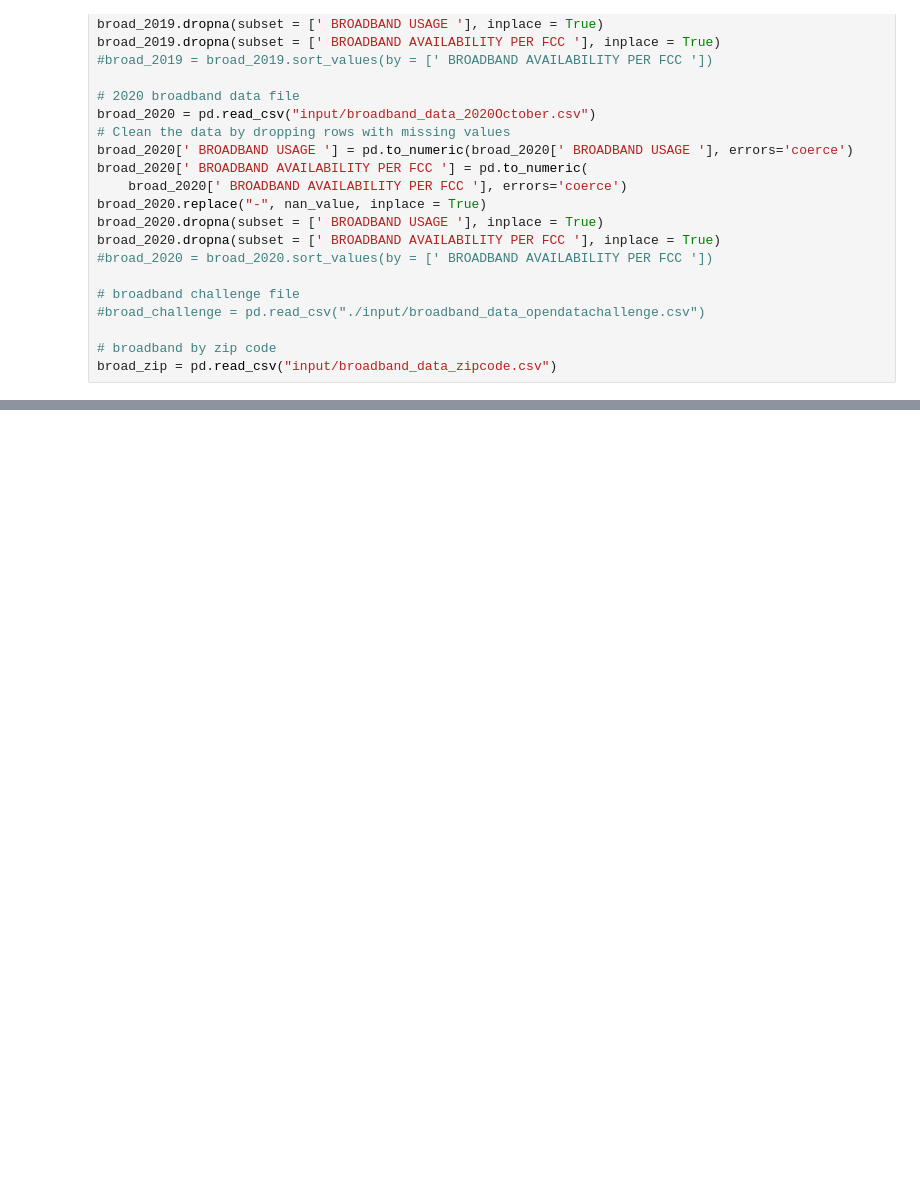
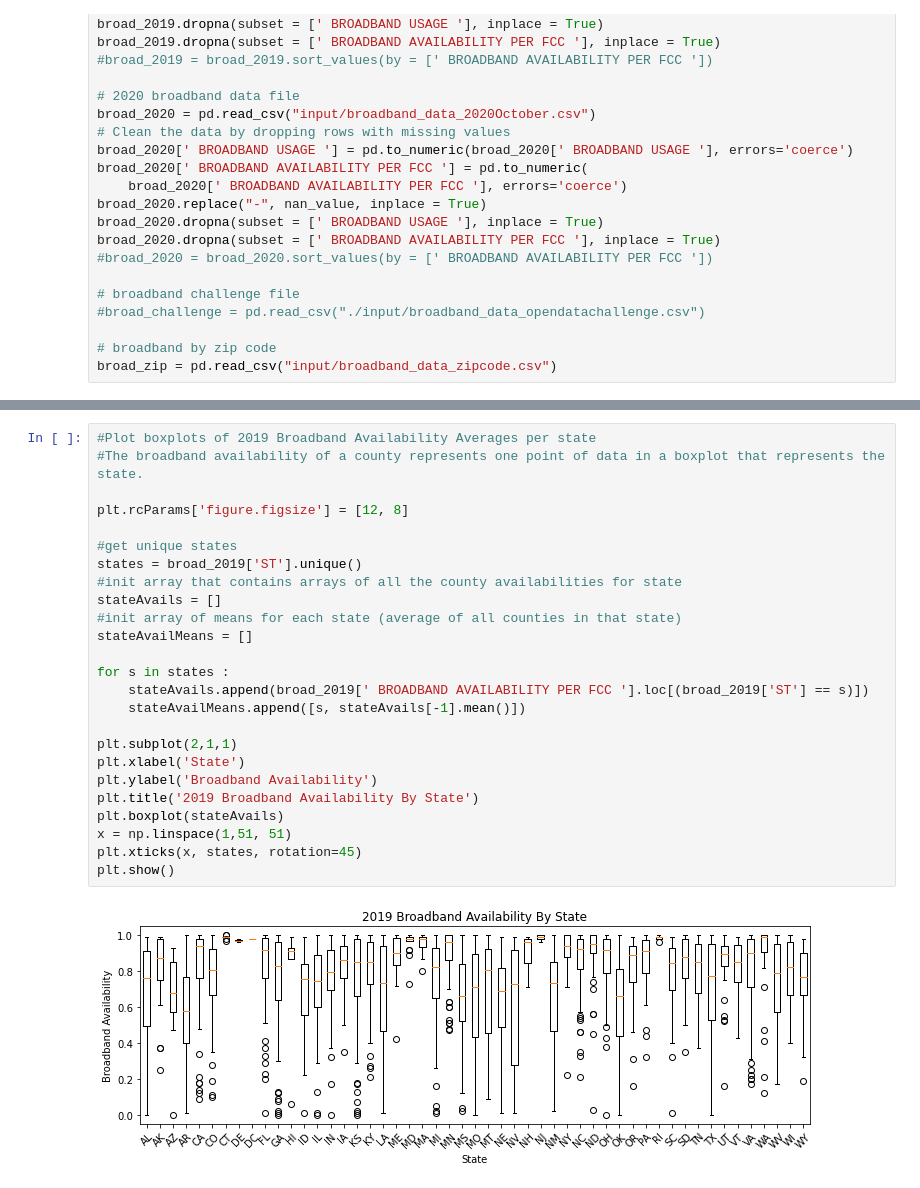
Before and after one commit to DragonGriffon2003/2021_DataSoup_DataFest, a Jupyter notebook: Data-Vis-2.ipynb, the cells around one changed output, grey strips where cells are left out. Saved outputs shown, nothing was run; the diff lists cells and outputs as text; blank space fills up the shorter version.

```diff
--- a/Data-Vis-2.ipynb
+++ b/Data-Vis-2.ipynb
@@ -95,0 +114,27 @@ plt.barh(states,stateAvailMeans) #make nice, ya know
+# %%
+#Plot boxplots of 2019 Broadband Availability Averages per state
+#The broadband availability of a county represents one point of data in a boxplot that represents the state.
+
+plt.rcParams['figure.figsize'] = [12, 8]
+
+#get unique states
+states = broad_2019['ST'].unique()
+#init array that contains arrays of all the county availabilities for state
+stateAvails = []
+#init array of means for each state (average of all counties in that state)
+stateAvailMeans = []
+
+for s in states :
+    stateAvails.append(broad_2019[' BROADBAND AVAILABILITY PER FCC '].loc[(broad_2019['ST'] == s)])
+    stateAvailMeans.append([s, stateAvails[-1].mean()])
+
+plt.subplot(2,1,1)
+plt.xlabel('State')
+plt.ylabel('Broadband Availability')
+plt.title('2019 Broadband Availability By State')
+plt.boxplot(stateAvails)
+x = np.linspace(1,51, 51)
+plt.xticks(x, states, rotation=45)
+plt.show()
+# %% [output]
+[figure, added]
```
Also changed, not shown: parts of 4 cells of this notebook.
